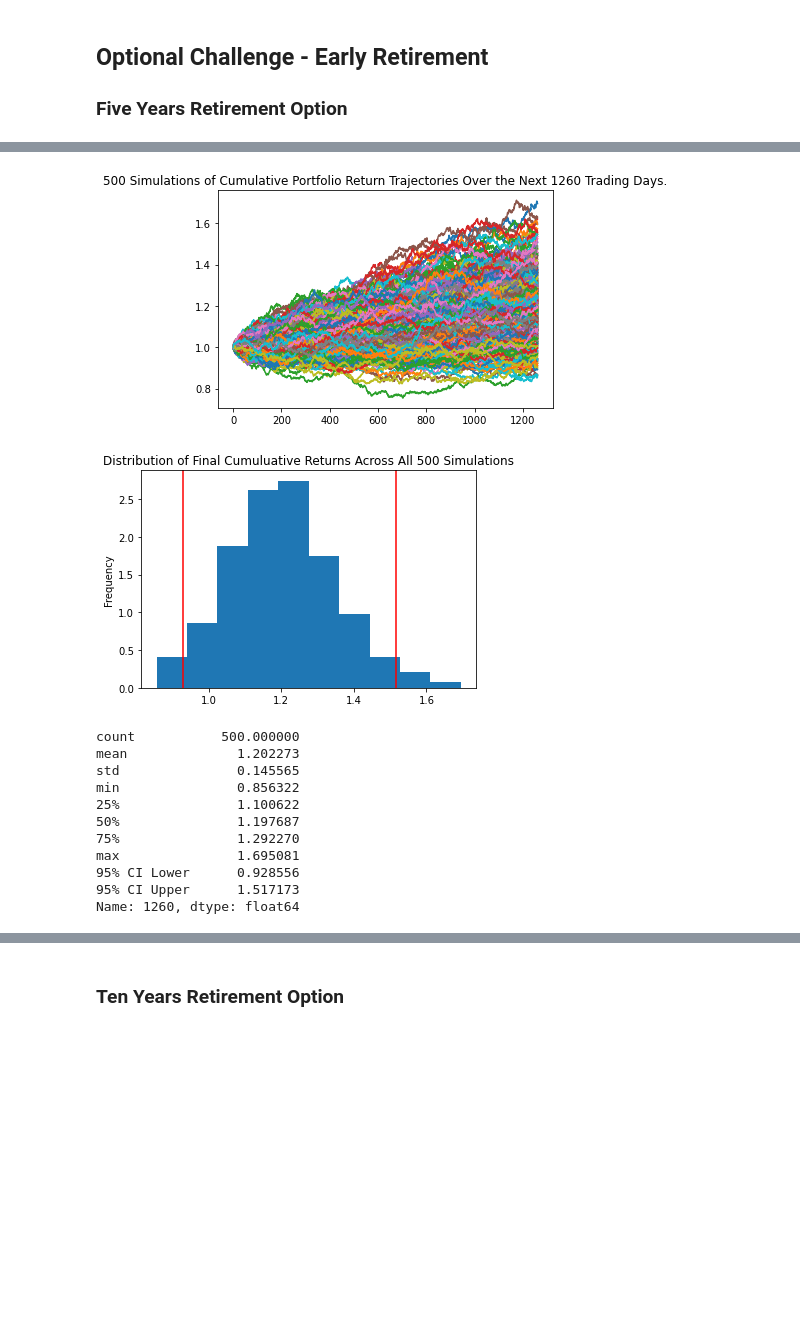
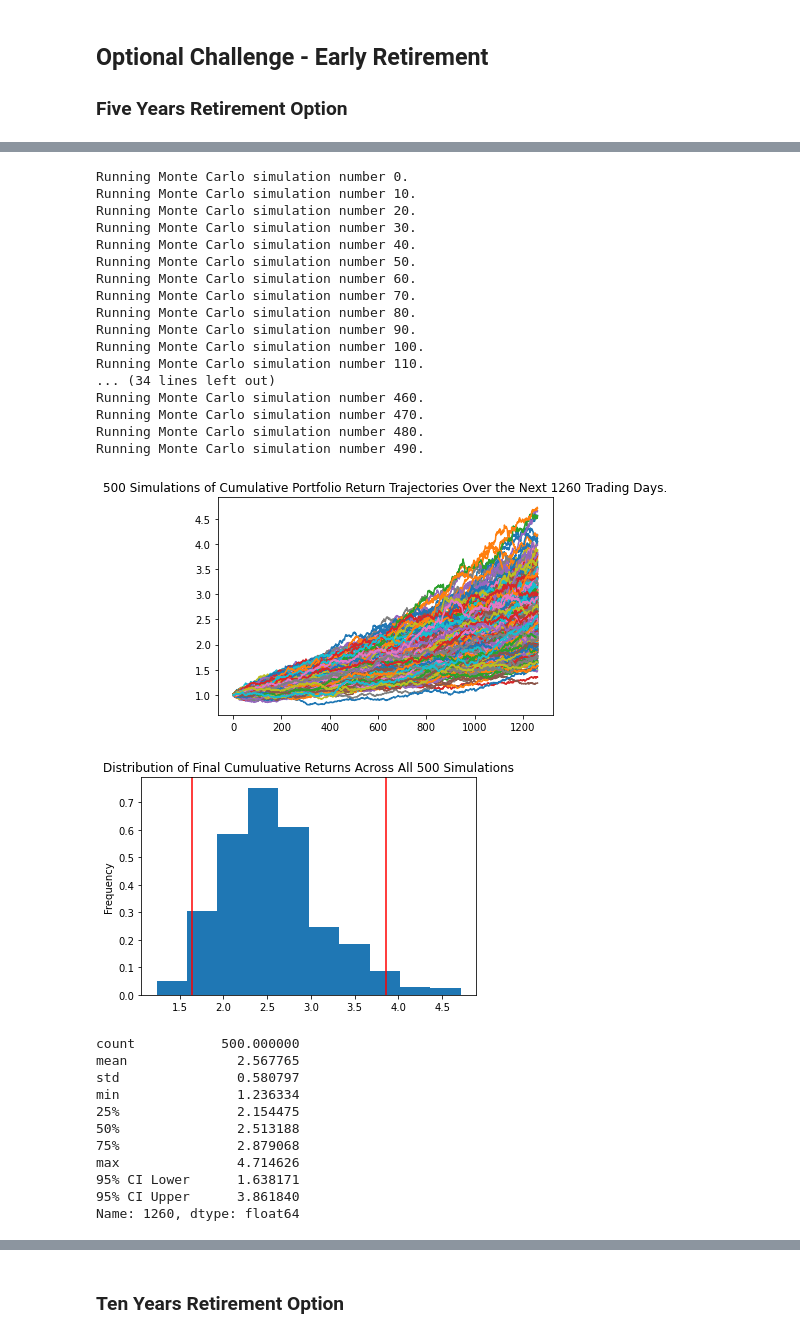
Before and after one commit to hammer888-tech/Homework-5, a Jupyter notebook: financial-planner.ipynb, the cells around one changed output, grey strips where cells are left out. Drawn from its saved outputs; the diff is of its cells as text; code cells hidden in the pictures; blank space fills up the shorter version.

```diff
--- a/financial-planner.ipynb
+++ b/financial-planner.ipynb
@@ -324,4 +326,12 @@ There is a 95% chance that an initial investment of $30000.0 in the portfolio ov
 
 
 ### Five Years Retirement Option
+# %%
+# Configuring a Monte Carlo simulation to forecast 5 years cumulative returns
+MC_split_dist = MCSimulation(
+    portfolio_data = ticker_data,
+    weights = [.4,.6],
+    num_simulation = 500,
+    num_trading_days = 252*5
+)
 # %%
@@ -364,30 +349,47 @@ Running Monte Carlo simulation number 490.
 # %%
 # Plot simulation outcomes
-# YOUR CODE HERE!
+line_plot = MC_split_dist.plot_simulation()
 # %% [output]
+Running Monte Carlo simulation number 0.
+Running Monte Carlo simulation number 10.
+Running Monte Carlo simulation number 20.
+Running Monte Carlo simulation number 30.
+Running Monte Carlo simulation number 40.
+Running Monte Carlo simulation number 50.
+Running Monte Carlo simulation number 60.
+Running Monte Carlo simulation number 70.
+Running Monte Carlo simulation number 80.
+Running Monte Carlo simulation number 90.
+Running Monte Carlo simulation number 100.
+Running Monte Carlo simulation number 110.
+... (34 lines left out)
+Running Monte Carlo simulation number 460.
+Running Monte Carlo simulation number 470.
+Running Monte Carlo simulation number 480.
+Running Monte Carlo simulation number 490.
-[figure, old version]
+[figure, new version]
 # %%
 # Plot probability distribution and confidence intervals
-# YOUR CODE HERE!
+dist_plot = MC_split_dist.plot_distribution()
 # %% [output]
-[figure, old version]
+[figure, new version]
 # %%
 # Fetch summary statistics from the Monte Carlo simulation results
-# YOUR CODE HERE!
+split_tbl = MC_split_dist.summarize_cumulative_return()
 
 # Print summary statistics
-# YOUR CODE HERE!
+print(split_tbl)
 # %% [output]
 count           500.000000
-mean              1.202273
-std               0.145565
-min               0.856322
-25%               1.100622
-50%               1.197687
-75%               1.292270
-max               1.695081
-95% CI Lower      0.928556
-95% CI Upper      1.517173
+mean              2.567765
+std               0.580797
+min               1.236334
+25%               2.154475
+50%               2.513188
+75%               2.879068
+max               4.714626
+95% CI Lower      1.638171
+95% CI Upper      3.861840
 Name: 1260, dtype: float64
 # %%
 # Set initial investment
```
Also changed, not shown: parts of 22 cells of this notebook.
